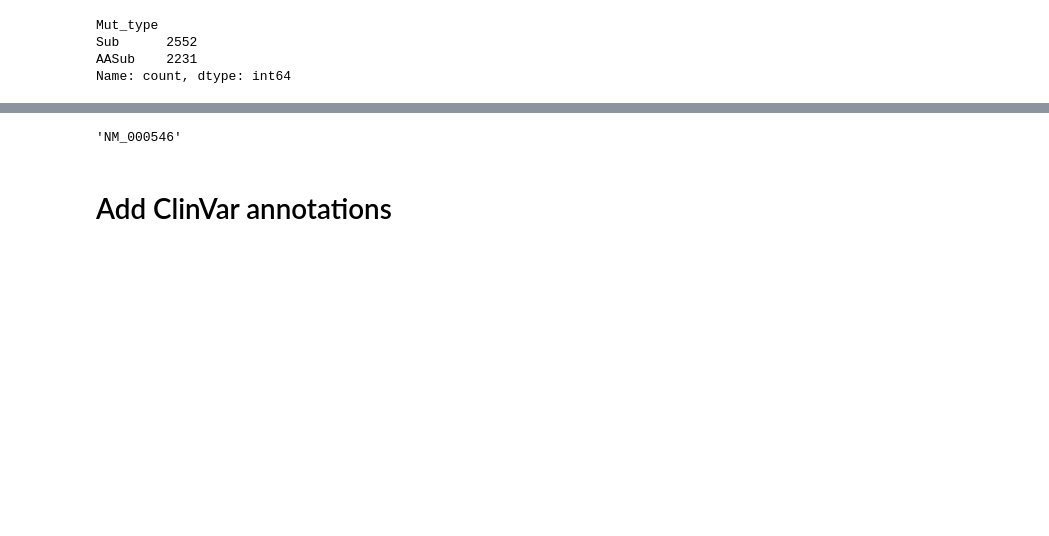
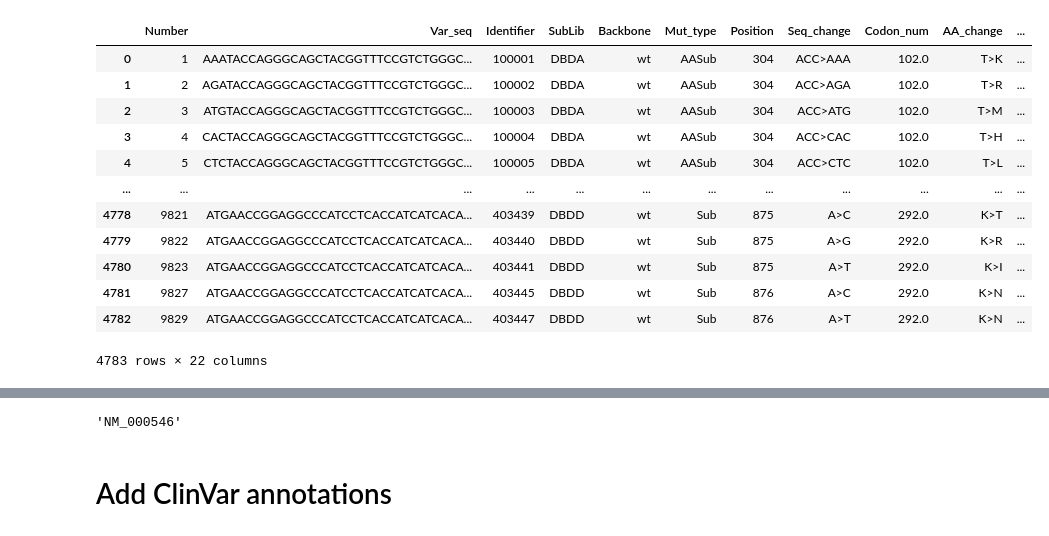
Before and after one commit to Dzeiberg/mave_calibration, a Jupyter notebook: data_processing/mapping_nbs/Kotler_TP53_RelativeFitnessH1299.ipynb, the cells around one changed output, grey strips where cells are left out. Cells and saved outputs as stored; diff of their text form; code cells hidden in the pictures; blank space fills up the shorter version.

```diff
--- a/data_processing/mapping_nbs/Kotler_TP53_RelativeFitnessH1299.ipynb
+++ b/data_processing/mapping_nbs/Kotler_TP53_RelativeFitnessH1299.ipynb
@@ -19,7 +27,16 @@ scoreset = read_scoreset(dataset_path / "scoreset.csv")
 # %%
-scoreset.Mut_type.value_counts()
+scoreset
 # %% [output]
+|  | Number | Var_seq | Identifier | SubLib | Backbone | Mut_type | Position | Seq_change | Codon_num | AA_change | ... |
+| 0 | 1 | AAATACCAGGGCAGCTACGGTTTCCGTCTGGGC... | 100001 | DBDA | wt | AASub | 304 | ACC>AAA | 102.0 | T>K | ... |
+| 1 | 2 | AGATACCAGGGCAGCTACGGTTTCCGTCTGGGC... | 100002 | DBDA | wt | AASub | 304 | ACC>AGA | 102.0 | T>R | ... |
+| 2 | 3 | ATGTACCAGGGCAGCTACGGTTTCCGTCTGGGC... | 100003 | DBDA | wt | AASub | 304 | ACC>ATG | 102.0 | T>M | ... |
+| 3 | 4 | CACTACCAGGGCAGCTACGGTTTCCGTCTGGGC... | 100004 | DBDA | wt | AASub | 304 | ACC>CAC | 102.0 | T>H | ... |
+| 4 | 5 | CTCTACCAGGGCAGCTACGGTTTCCGTCTGGGC... | 100005 | DBDA | wt | AASub | 304 | ACC>CTC | 102.0 | T>L | ... |
+| ... | ... | ... | ... | ... | ... | ... | ... | ... | ... | ... | ... |
+| 4778 | 9821 | ATGAACCGGAGGCCCATCCTCACCATCATCACA... | 403439 | DBDD | wt | Sub | 875 | A>C | 292.0 | K>T | ... |
+| 4779 | 9822 | ATGAACCGGAGGCCCATCCTCACCATCATCACA... | 403440 | DBDD | wt | Sub | 875 | A>G | 292.0 | K>R | ... |
+| 4780 | 9823 | ATGAACCGGAGGCCCATCCTCACCATCATCACA... | 403441 | DBDD | wt | Sub | 875 | A>T | 292.0 | K>I | ... |
+| 4781 | 9827 | ATGAACCGGAGGCCCATCCTCACCATCATCACA... | 403445 | DBDD | wt | Sub | 876 | A>C | 292.0 | K>N | ... |
+| 4782 | 9829 | ATGAACCGGAGGCCCATCCTCACCATCATCACA... | 403447 | DBDD | wt | Sub | 876 | A>T | 292.0 | K>N | ... |
-Mut_type
-Sub      2552
-AASub    2231
-Name: count, dtype: int64
+4783 rows × 22 columns
```
Also changed, not shown: parts of 8 cells of this notebook, 11 other files.
